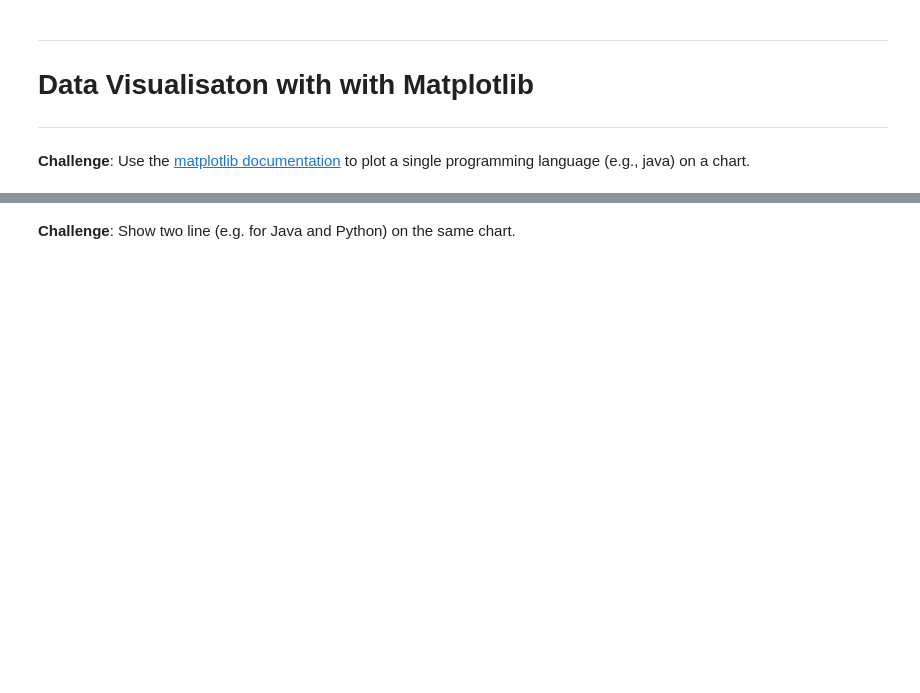
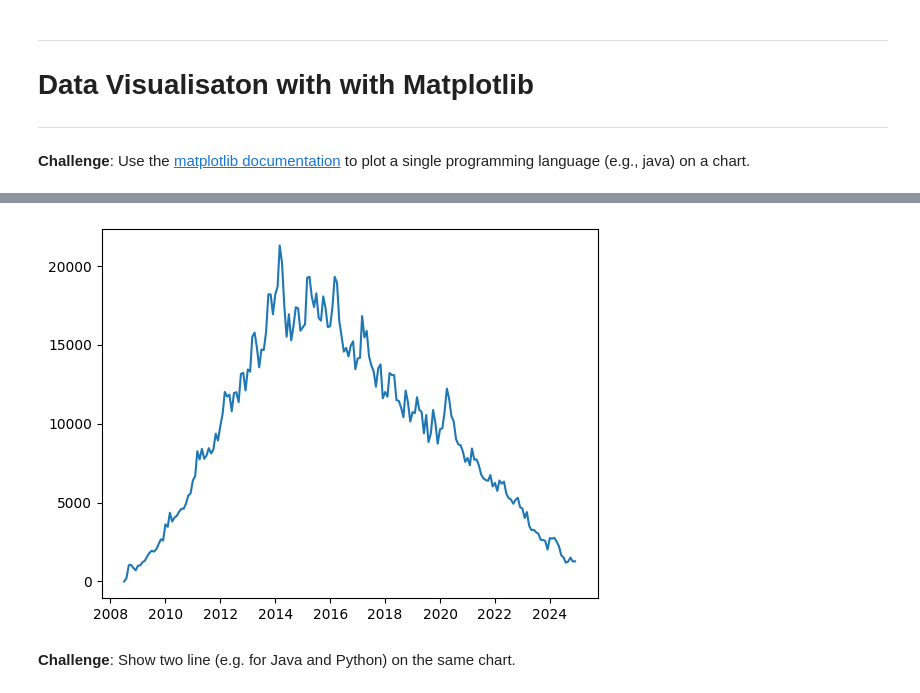
Before and after one commit to SiracencoSerghei/Bootcamp_Python, a Jupyter notebook: day_73/Programming_Languages.ipynb, the cells around one changed output, grey strips where cells are left out. Cells and saved outputs as stored; diff of their text form; code cells hidden in the pictures; blank space fills up the shorter version.

```diff
--- a/day_73/Programming_Languages.ipynb
+++ b/day_73/Programming_Languages.ipynb
@@ -188,3 +386,8 @@ Let's fix the date format to make it more readable. We need to use Pandas to cha
+# %%
+plt.plot(reshaped_df.index, reshaped_df.java)
+plt.show()
+# %% [output]
+[figure, added]
 # %% [markdown]
 **Challenge**: Show two line (e.g. for Java and Python) on the same chart.
 # %% [markdown]
```
Also changed, not shown: parts of 17 cells of this notebook.
